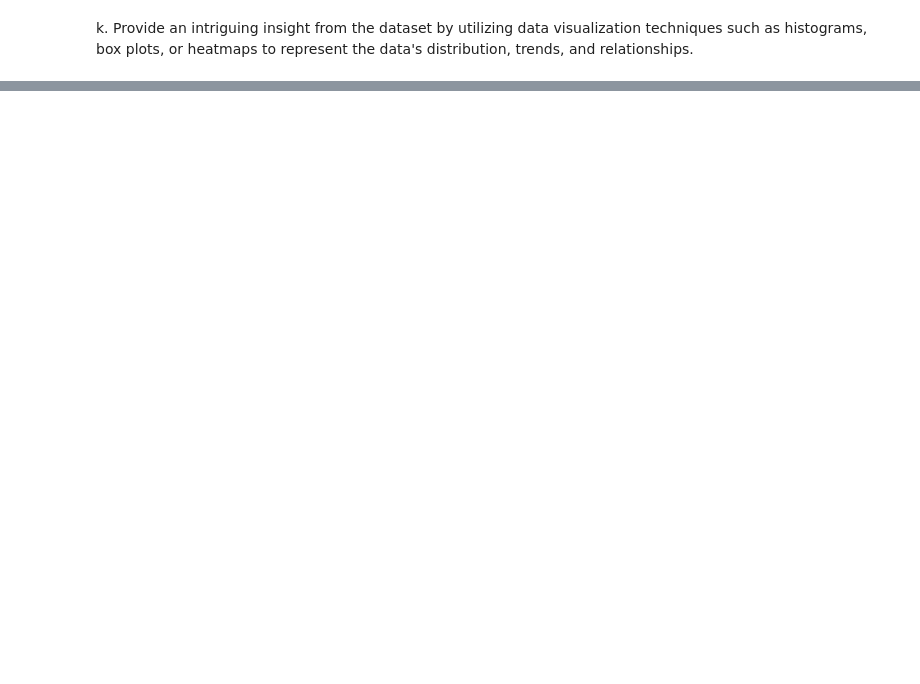
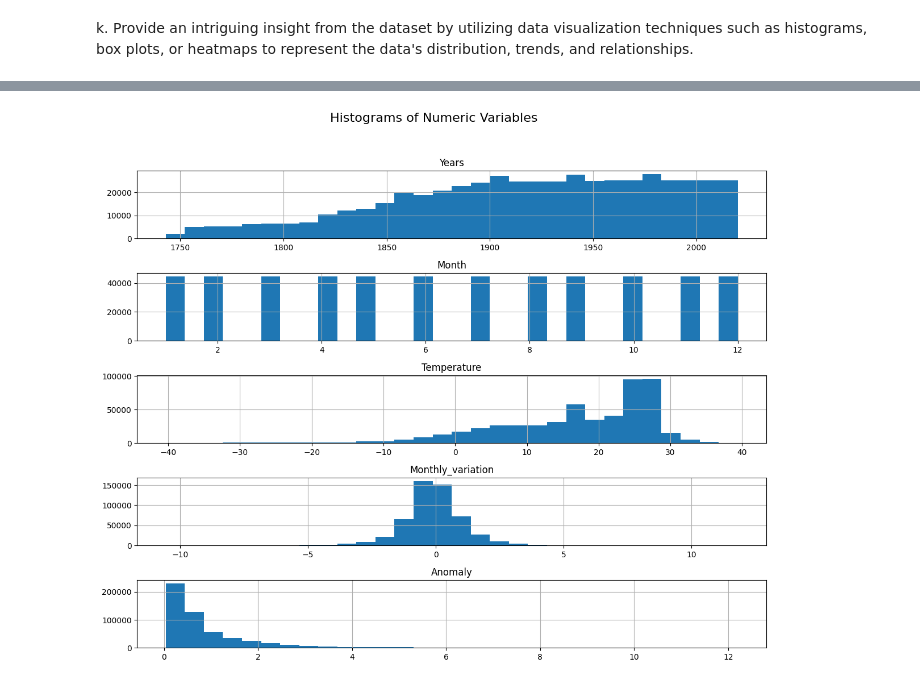
Before and after one commit to Sonica-B/Machine-Learning-CS539-F24, a Jupyter notebook: Homework1/Shreya_Boyane.ipynb, the cells around one changed output, grey strips where cells are left out. Drawn from its saved outputs; the diff is of its cells as text; code cells hidden in the pictures; blank space fills up the shorter version.

```diff
--- a/Homework1/Shreya_Boyane.ipynb
+++ b/Homework1/Shreya_Boyane.ipynb
@@ -52,3 +257,11 @@ investigate this relationship.
 k. Provide an intriguing insight from the dataset by utilizing data visualization
 techniques such as histograms, box plots, or heatmaps to represent the data's
 distribution, trends, and relationships.
+# %%
+#Plotting Heatmap
+#numeric_data = df.select_dtypes(include=['float64', 'int64'])
+#correlation_matrix = df.corr()
+sns.heatmap(df.select_dtypes(include=['float64', 'int64']).corr(), annot=True)
+plt.rcParams['figure.figsize'] = (20,7)
+plt.title('Heatmap of Dataset')
+plt.show()
@@ -54,0 +270,8 @@ distribution, trends, and relationships.
+# %%
+#Plotting Combined Histogram for all columns
+numeric_data.hist(bins=30, figsize=(12, 10), layout=(len(numeric_data.columns), 1))
+plt.suptitle('Histograms of Numeric Variables', fontsize=16)
+plt.tight_layout(rect=[0, 0, 1, 0.95])
+plt.show()
+# %% [output]
+[figure, added]
```
Also changed, not shown: parts of 18 cells of this notebook.
